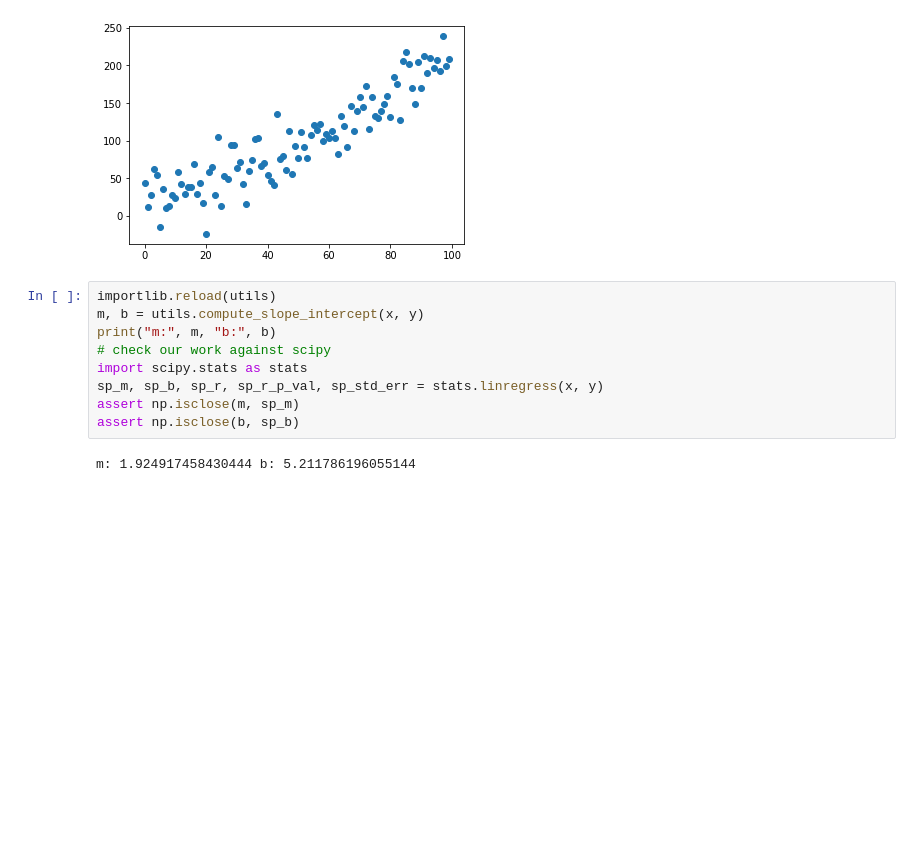
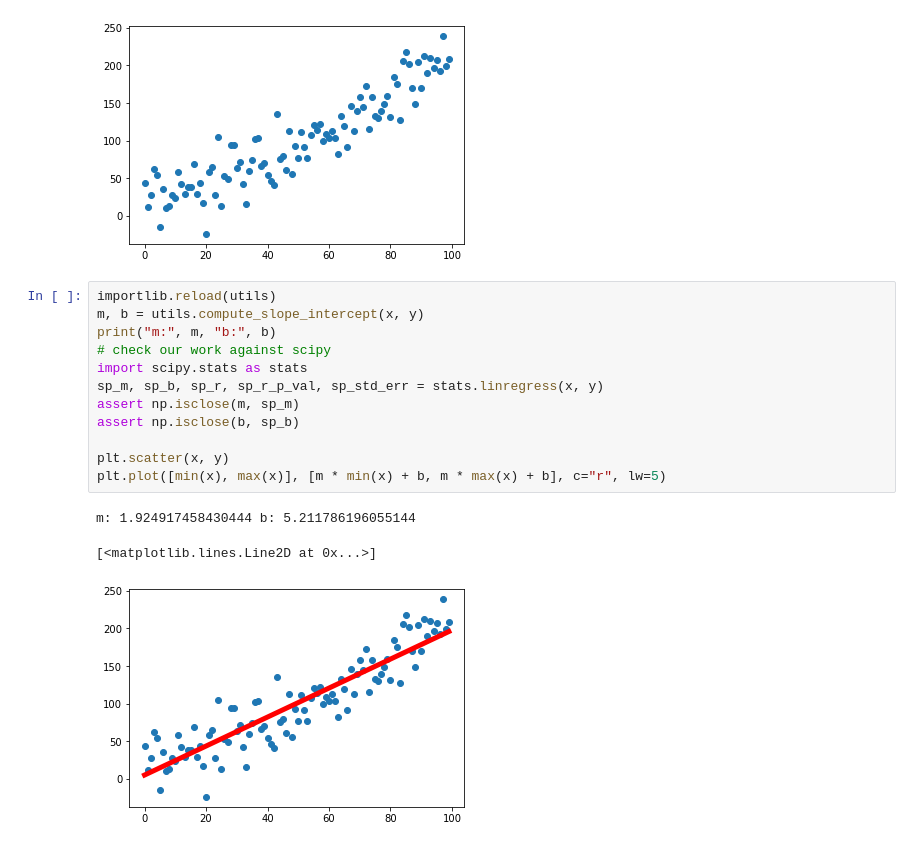
Before and after one commit to BenComer1998/U3-Data-Analysis, a Jupyter notebook: JupyterNotebookFunS1/MatplotlibBasics.ipynb, the cells around one changed output. Saved outputs shown, nothing was run; the diff lists cells and outputs as text; blank space fills up the shorter version.

```diff
--- a/JupyterNotebookFunS1/MatplotlibBasics.ipynb
+++ b/JupyterNotebookFunS1/MatplotlibBasics.ipynb
@@ -261,11 +261,16 @@ plt.scatter(x, y)
 # %%
 importlib.reload(utils)
 m, b = utils.compute_slope_intercept(x, y)
 print("m:", m, "b:", b)
 # check our work against scipy
 import scipy.stats as stats
 sp_m, sp_b, sp_r, sp_r_p_val, sp_std_err = stats.linregress(x, y)
 assert np.isclose(m, sp_m)
 assert np.isclose(b, sp_b)
+
+plt.scatter(x, y)
+plt.plot([min(x), max(x)], [m * min(x) + b, m * max(x) + b], c="r", lw=5)
 # %% [output]
 m: 1.924917458430444 b: 5.211786196055144
+[<matplotlib.lines.Line2D at 0x...>]
+[figure, added]
```
Also changed, not shown: parts of 1 cell of this notebook.
